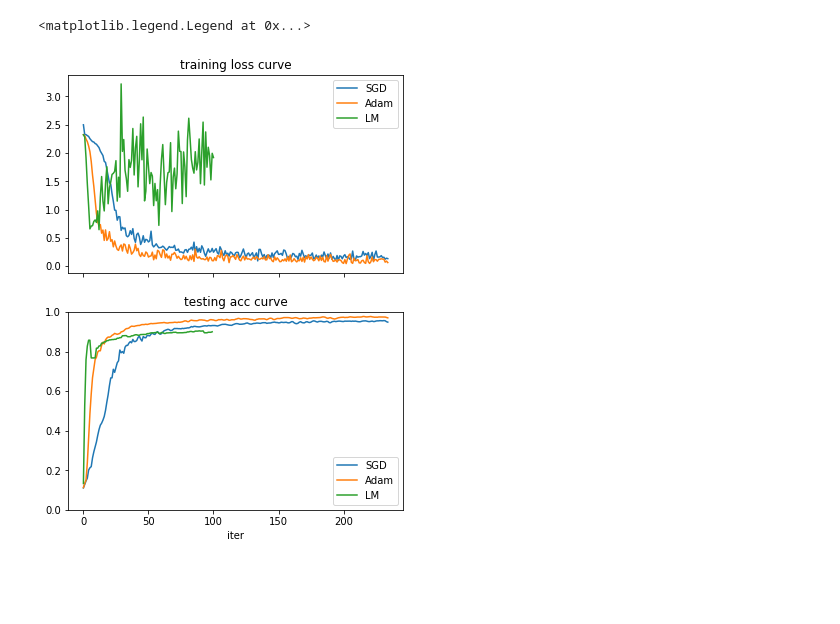
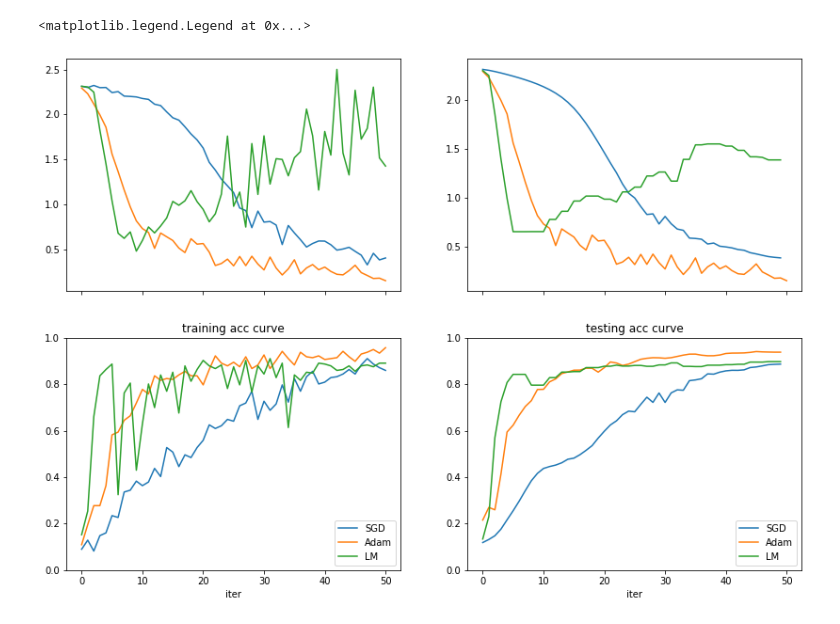
Before and after one commit to opooladz/Survey-of-Second-Order-Optimizers, a Jupyter notebook: plot.ipynb, the cells around one changed output. Saved outputs shown, nothing was run; the diff lists cells and outputs as text; code cells hidden in the pictures; blank space fills up the shorter version.

Commit message:
add both train test curves

```diff
--- a/plot.ipynb
+++ b/plot.ipynb
@@ -10,18 +18,34 @@ train_loss_lm = np.load('./loss_acc_timing/mnist_cnn_LM_train_loss.npy')
 test_acc_lm = np.load('./loss_acc_timing/mnist_cnn_LM_test_acc.npy')
-# %%
-fig, (ax1, ax2) = plt.subplots(2,1, sharex=True, figsize=(6, 8))
-ax1.plot(train_loss_sgd, label='SGD')
-ax1.plot(train_loss_adam, label='Adam')
-ax1.plot(train_loss_lm, label='LM')
-ax1.set_title('training loss curve')
-ax1.legend()
-ax2.plot(test_acc_sgd, label='SGD')
-ax2.plot(test_acc_adam, label='Adam')
-ax2.plot(test_acc_lm, label='LM')
-ax2.set_title('testing acc curve')
-ax2.set_ylim([0, 1])
-ax2.set_xlabel('iter')
-ax2.legend()
-# %% [output]
-<matplotlib.legend.Legend at 0x...>
-[figure, removed]
+# %%
+fig, axs = plt.subplots(2,2, sharex=True, figsize=(14, 10))
+axs[0,0].plot(train_loss_sgd, label='SGD')
+axs[0,0].plot(train_loss_adam, label='Adam')
+axs[0,0].plot(train_loss_lm, label='LM')
+ax1.set_title('training loss curve')
+ax1.legend()
+
+axs[0,1].plot(test_loss_sgd, label='SGD')
+axs[0,1].plot(test_loss_adam, label='Adam')
+axs[0,1].plot(test_loss_lm, label='LM')
+ax1.set_title('training loss curve')
+ax1.legend()
+
+axs[1,0].plot(train_acc_sgd, label='SGD')
+axs[1,0].plot(train_acc_adam, label='Adam')
+axs[1,0].plot(train_acc_lm, label='LM')
+axs[1,0].set_title('training acc curve')
+axs[1,0].set_ylim([0, 1])
+axs[1,0].set_xlabel('iter')
+axs[1,0].legend()
+
+
+axs[1,1].plot(test_acc_sgd, label='SGD')
+axs[1,1].plot(test_acc_adam, label='Adam')
+axs[1,1].plot(test_acc_lm, label='LM')
+axs[1,1].set_title('testing acc curve')
+axs[1,1].set_ylim([0, 1])
+axs[1,1].set_xlabel('iter')
+axs[1,1].legend()
+# %% [output]
+<matplotlib.legend.Legend at 0x...>
+[figure, added]
```
Also changed, not shown: parts of 1 cell of this notebook, 16 other files.
